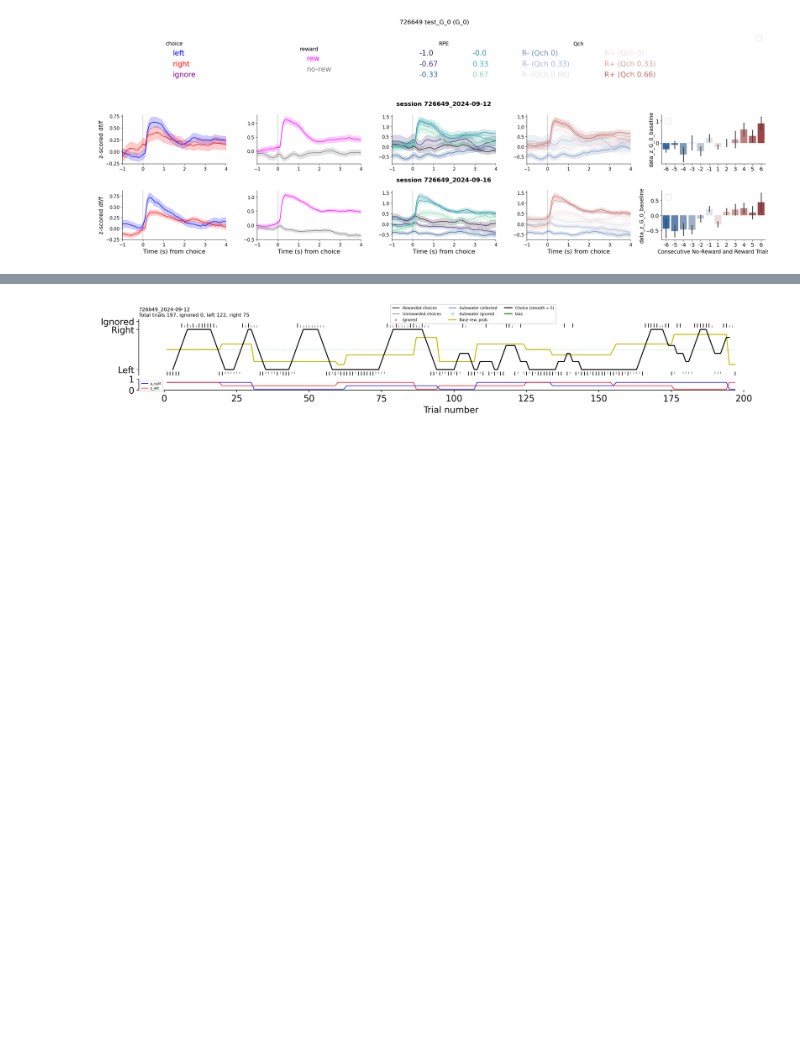
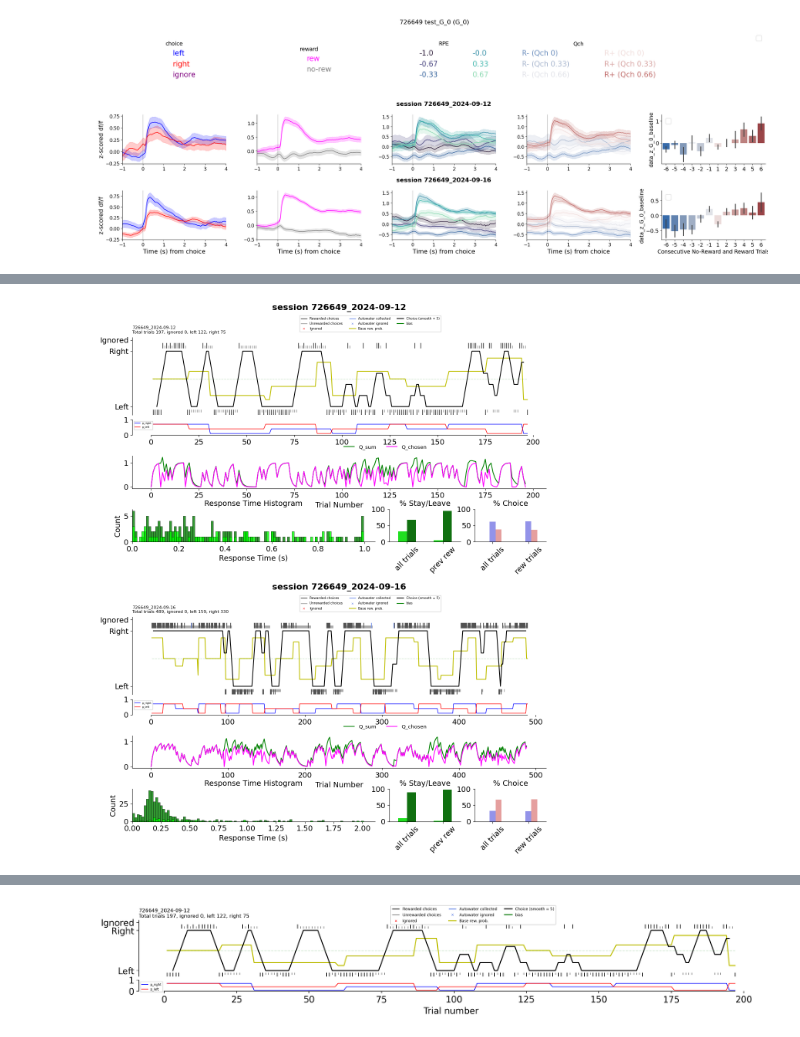
Before and after one commit to rachelstephlee/rachel-grouped-aind-analysis-wrapper, a Jupyter notebook: code/analysis_wrapper/test_plots.ipynb, the cells around one changed output, grey strips where cells are left out. Saved outputs shown, nothing was run; the diff lists cells and outputs as text; code cells hidden in the pictures; blank space fills up the shorter version.

```diff
--- a/code/analysis_wrapper/test_plots.ipynb
+++ b/code/analysis_wrapper/test_plots.ipynb
@@ -196,3 +196,7 @@ am i being called twice?
 2025-12-17 01:41:30,398 - INFO - Using categorical units to plot a list of strings that are all parsable as floats or dates. If these strings should be plotted as numbers, cast to the appropriate data ...
 2025-12-17 01:41:30,402 - INFO - Using categorical units to plot a list of strings that are all parsable as floats or dates. If these strings should be plotted as numbers, cast to the appropriate data ...
 [figure]
+# %%
+reload(summary_plots)
+summary_plots.plot_all_sess(df_sess, nwbs_by_week[0])
+# %% [output]
@@ -199,2 +205,3 @@ am i being called twice?
+[figure, added]
 # %%
 reload(summary_plots)
```
Also changed, not shown: parts of 2 cells of this notebook, 2 other files.
